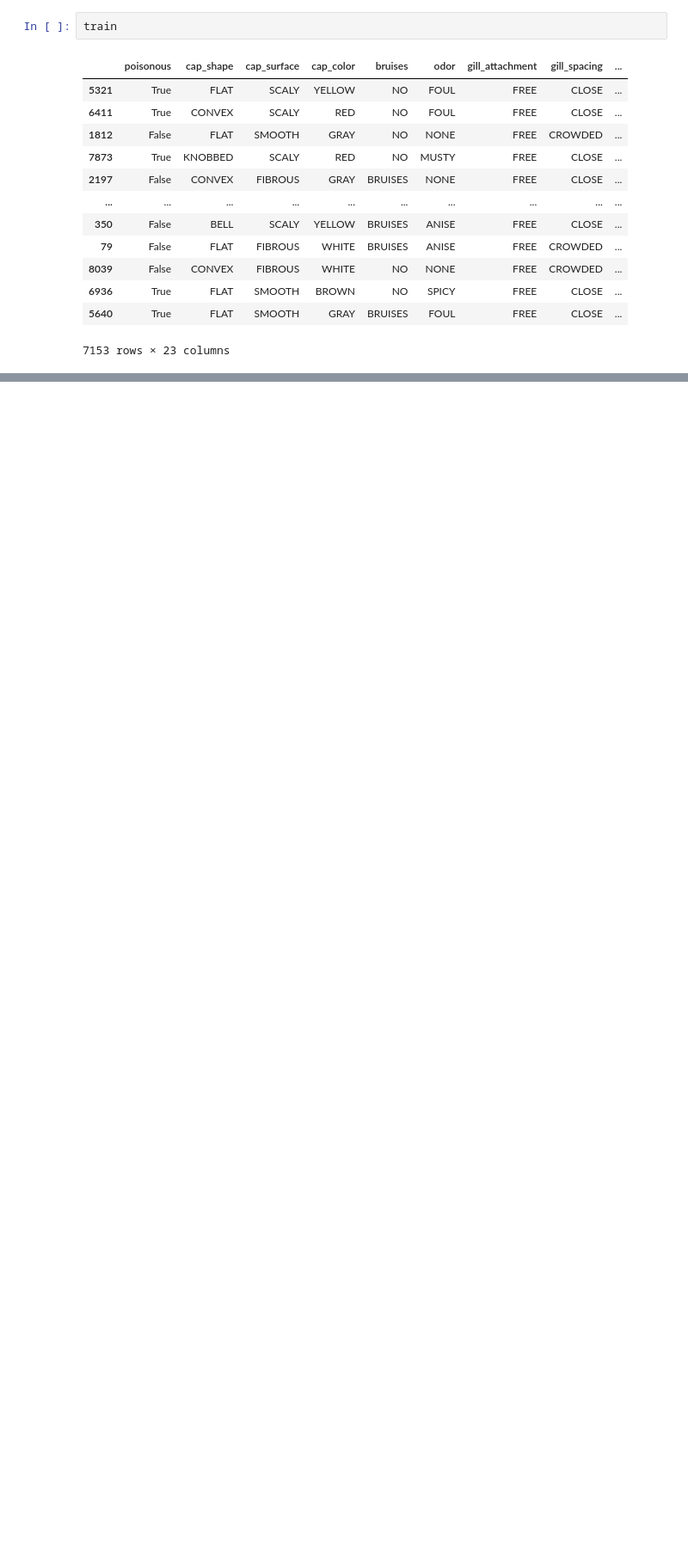
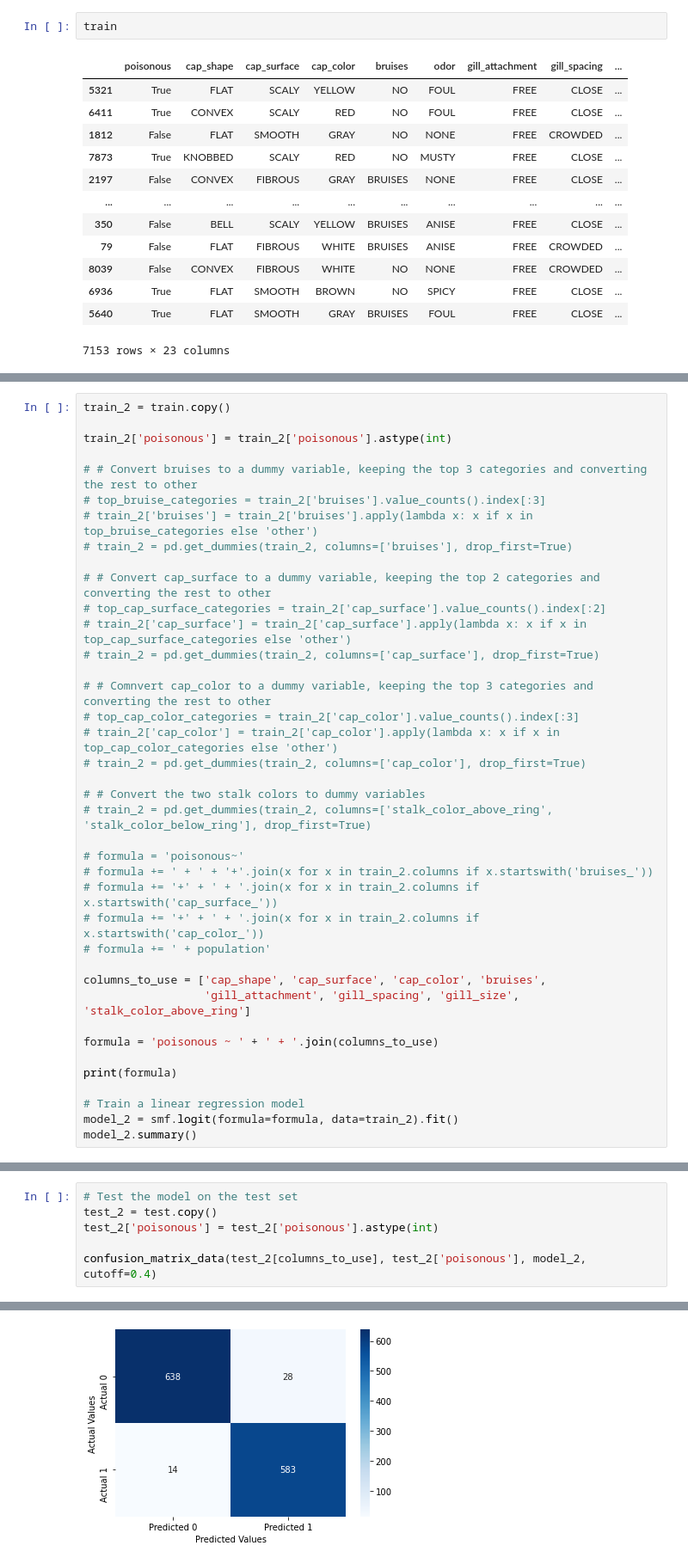
Before and after one commit to jprette/STAT303-2-Final_Project, a Jupyter notebook: Project Code/DataExploration/initial_model_creation.ipynb, the cells around one changed output, grey strips where cells are left out. Shown at 86% size. Drawn from its saved outputs; the diff is of its cells as text; blank space fills up the shorter version.

Commit message:
Added 2 models

```diff
--- a/Project Code/DataExploration/initial_model_creation.ipynb
+++ b/Project Code/DataExploration/initial_model_creation.ipynb
@@ -161,0 +138,39 @@ formula
+# %%
+train_2 = train.copy()
+
+train_2['poisonous'] = train_2['poisonous'].astype(int)
+
+# # Convert bruises to a dummy variable, keeping the top 3 categories and converting the rest to other
+# top_bruise_categories = train_2['bruises'].value_counts().index[:3]
+# train_2['bruises'] = train_2['bruises'].apply(lambda x: x if x in top_bruise_categories else 'other')
+# train_2 = pd.get_dummies(train_2, columns=['bruises'], drop_first=True)
+
+# # Convert cap_surface to a dummy variable, keeping the top 2 categories and converting the rest to other
+# top_cap_surface_categories = train_2['cap_surface'].value_counts().index[:2]
+# train_2['cap_surface'] = train_2['cap_surface'].apply(lambda x: x if x in top_cap_surface_categories else 'other')
+# train_2 = pd.get_dummies(train_2, columns=['cap_surface'], drop_first=True)
+
+# # Comnvert cap_color to a dummy variable, keeping the top 3 categories and converting the rest to other
+# top_cap_color_categories = train_2['cap_color'].value_counts().index[:3]
+# train_2['cap_color'] = train_2['cap_color'].apply(lambda x: x if x in top_cap_color_categories else 'other')
+# train_2 = pd.get_dummies(train_2, columns=['cap_color'], drop_first=True)
+
+# # Convert the two stalk colors to dummy variables
+# train_2 = pd.get_dummies(train_2, columns=['stalk_color_above_ring', 'stalk_color_below_ring'], drop_first=True)
+
+# formula = 'poisonous~'
+# formula += ' + ' + '+'.join(x for x in train_2.columns if x.startswith('bruises_'))
+# formula += '+' + ' + '.join(x for x in train_2.columns if x.startswith('cap_surface_'))
+# formula += '+' + ' + '.join(x for x in train_2.columns if x.startswith('cap_color_'))
+# formula += ' + population'
+
+columns_to_use = ['cap_shape', 'cap_surface', 'cap_color', 'bruises',
+                  'gill_attachment', 'gill_spacing', 'gill_size', 'stalk_color_above_ring']
+
+formula = 'poisonous ~ ' + ' + '.join(columns_to_use)
+
+print(formula)
+
+# Train a linear regression model
+model_2 = smf.logit(formula=formula, data=train_2).fit()
+model_2.summary()
@@ -161,0 +218,7 @@ formula
+# %%
+# Test the model on the test set
+test_2 = test.copy()
+test_2['poisonous'] = test_2['poisonous'].astype(int)
+
+confusion_matrix_data(test_2[columns_to_use], test_2['poisonous'], model_2, cutoff=0.4)
+# %% [output]
@@ -161,0 +231 @@ formula
+[figure, added]
```
Also changed, not shown: parts of 7 cells of this notebook.
